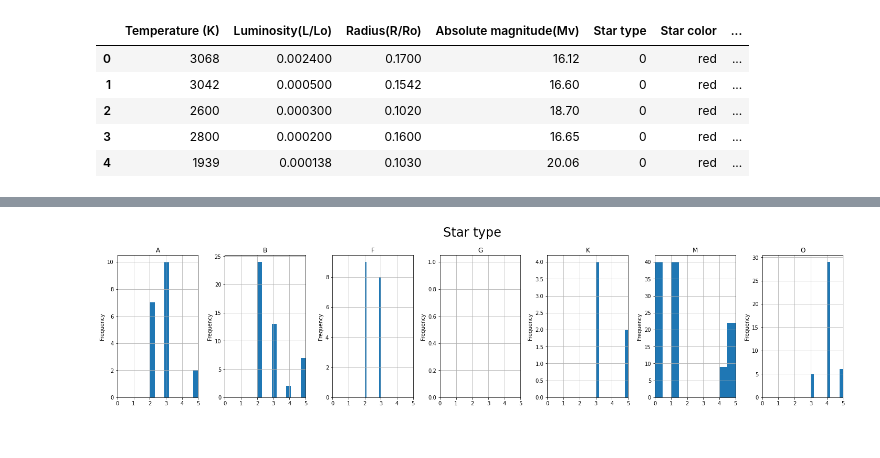
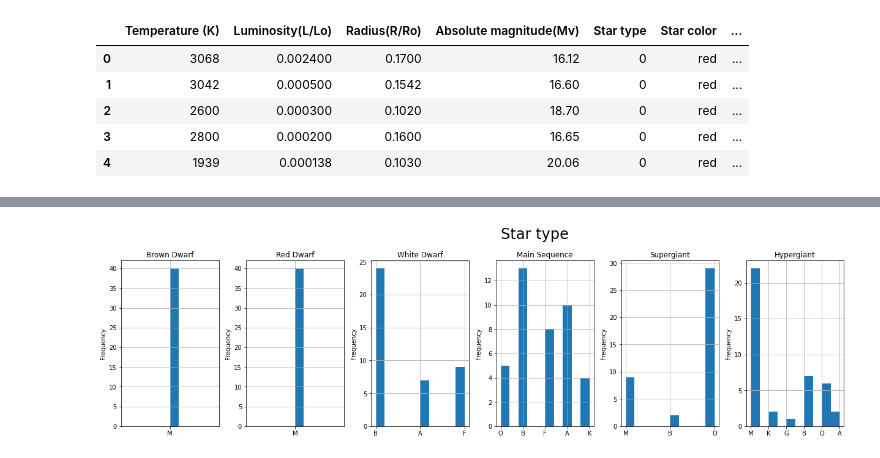
Before and after one commit to annalieNK/star-types, a Jupyter notebook: src/Exploratory Analysis.ipynb, the cells around one changed output, grey strips where cells are left out. Drawn from its saved outputs; the diff is of its cells as text; code cells hidden in the pictures.

```diff
--- a/src/Exploratory Analysis.ipynb
+++ b/src/Exploratory Analysis.ipynb
@@ -66,0 +51,7 @@ Now we understand that the brighter the star (or the higher the radiated elector
+# %%
+star_type_dict = {0: 'Brown Dwarf',
+                  1: 'Red Dwarf',
+                  2: 'White Dwarf',
+                  3: 'Main Sequence',
+                  4: 'Supergiant',
+                  5: 'Hypergiant'}
@@ -66,0 +196,15 @@ Now we understand that the brighter the star (or the higher the radiated elector
+# %%
+print("Total Counted Stars = {}".format(len(df)))
+
+fig, ax = plt.subplots()
+fig.set_size_inches(12, 9)
+g = sns.scatterplot(data=df,
+                    x="Radius(R/Ro)",
+                    y="Absolute magnitude(Mv)",
+                    hue="Absolute magnitude(Mv)",
+                    size='Star type',
+                    sizes=(20, 400),
+                    palette=sns.color_palette("coolwarm", as_cmap=True).reversed(),
+                   legend=False)
+plt.gca().invert_xaxis()
+plt.title("Magnitude by star's diameter", fontsize=24);
@@ -93,0 +245,12 @@ frequency_plots(df, variable='Absolute magnitude(Mv)')
+# %%
+for i, (name, group) in enumerate(df.groupby('Star type')):
+        star_name = star_type_dict[name]
+        fig = plt.gcf()
+        fig.set_size_inches(20,5)
+        fig.suptitle('Star color', fontsize=24)
+        ax = plt.subplot(1, 7, i+1)
+        group['Star color'].hist()
+        ax.set_title("{}".format(star_name))
+        plt.ylabel("Frequency")
+        plt.xticks(rotation=45) # rotate x-labels
+        plt.tight_layout();
@@ -94,13 +259,13 @@ frequency_plots(df, variable='Absolute magnitude(Mv)')
 # %%
-for i, (name, group) in enumerate(df.groupby('Spectral Class')):
+for i, (name, group) in enumerate(df.groupby('Star type')):
+        star_name = star_type_dict[name]
         fig = plt.gcf()
         fig.set_size_inches(20,5)
         fig.suptitle('Star type', fontsize=24)
         ax = plt.subplot(1, 7, i+1)
-        group['Star type'].hist()
-        ax.set_title("{}".format(name))
+        group['Spectral Class'].hist()
+        ax.set_title("{}".format(star_name))
         plt.ylabel("Frequency")
-        plt.xlim(0,5) # add all available x-labels
         plt.tight_layout();
 # %% [output]
-[figure, old version]
+[figure, new version]
```
Also changed, not shown: parts of 32 cells of this notebook, 8 other files.
